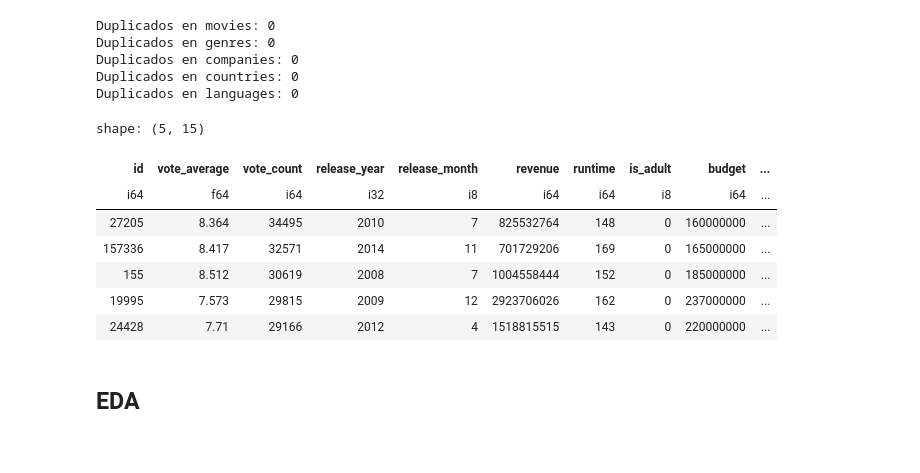
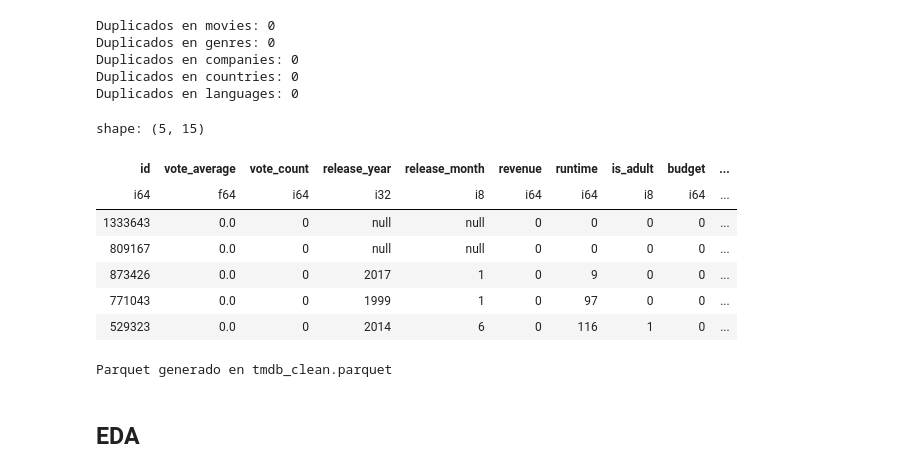
Before and after one commit to C0SBEL/entrega_final_estructuras, a Jupyter notebook: src/EntregaFinal.ipynb, the cells around one changed output. Cells and saved outputs as stored; diff of their text form; code cells hidden in the pictures.

```diff
--- a/src/EntregaFinal.ipynb
+++ b/src/EntregaFinal.ipynb
@@ -198,46 +200,59 @@ import polars as pl
 movies_df_final = (
     movies_lazy
     .with_columns([
-        # Convertir release_date a Date
-        pl.col("release_date").str.strptime(pl.Date, "%Y-%m-%d").alias("release_date"),
+        # Netejar i convertir release_date de forma robusta
+        pl.col("release_date")
+          .str.strip_chars()
+          .replace("", None)
+          .str.strptime(pl.Date, "%Y-%m-%d", strict=False)
+          .alias("release_date"),
+
         # adult -> is_adult 0/1
         pl.col("adult").cast(pl.Int8).alias("is_adult")
     ])
     .with_columns([
-        # Extraer año y mes desde la columna release_date ya convertida
+        # Extraer año y mes
         pl.col("release_date").dt.year().alias("release_year"),
         pl.col("release_date").dt.month().alias("release_month")
     ])
     .select([
         "id",
         "vote_average",
         "vote_count",
         "release_year",
         "release_month",
         "revenue",
         "runtime",
         "is_adult",
         "budget",
         "original_language",
         "popularity",
         pl.col("genre_ids").alias("id_genre"),
         pl.col("language_ids").alias("id_languages"),
         pl.col("company_ids").alias("id_production"),
         pl.col("country_ids").alias("id_country")
     ])
 )
 
-# Ejecutar LazyFrame y mostrar las primeras 5 filas
 display(movies_df_final.collect().head(5))
+
+# Guardar a Parquet
+parquet_path = "tmdb_clean.parquet"
+movies_df_final.collect().write_parquet(
+    parquet_path,
+    compression="zstd"
+)
+print(f"Parquet generado en {parquet_path}")
 # %% [output]
 shape: (5, 15)
 | id | vote_average | vote_count | release_year | release_month | revenue | runtime | is_adult | budget | ... |
 | i64 | f64 | i64 | i32 | i8 | i64 | i64 | i8 | i64 | ... |
-| 27205 | 8.364 | 34495 | 2010 | 7 | 825532764 | 148 | 0 | 160000000 | ... |
-| 157336 | 8.417 | 32571 | 2014 | 11 | 701729206 | 169 | 0 | 165000000 | ... |
-| 155 | 8.512 | 30619 | 2008 | 7 | 1004558444 | 152 | 0 | 185000000 | ... |
-| 19995 | 7.573 | 29815 | 2009 | 12 | 2923706026 | 162 | 0 | 237000000 | ... |
-| 24428 | 7.71 | 29166 | 2012 | 4 | 1518815515 | 143 | 0 | 220000000 | ... |
+| 1333643 | 0.0 | 0 | null | null | 0 | 0 | 0 | 0 | ... |
+| 809167 | 0.0 | 0 | null | null | 0 | 0 | 0 | 0 | ... |
+| 873426 | 0.0 | 0 | 2017 | 1 | 0 | 9 | 0 | 0 | ... |
+| 771043 | 0.0 | 0 | 1999 | 1 | 0 | 97 | 0 | 0 | ... |
+| 529323 | 0.0 | 0 | 2014 | 6 | 0 | 116 | 1 | 0 | ... |
+Parquet generado en tmdb_clean.parquet
 # %% [markdown]
 ## EDA
 # %%
```
Also changed, not shown: parts of 10 cells of this notebook, 4 other files.
